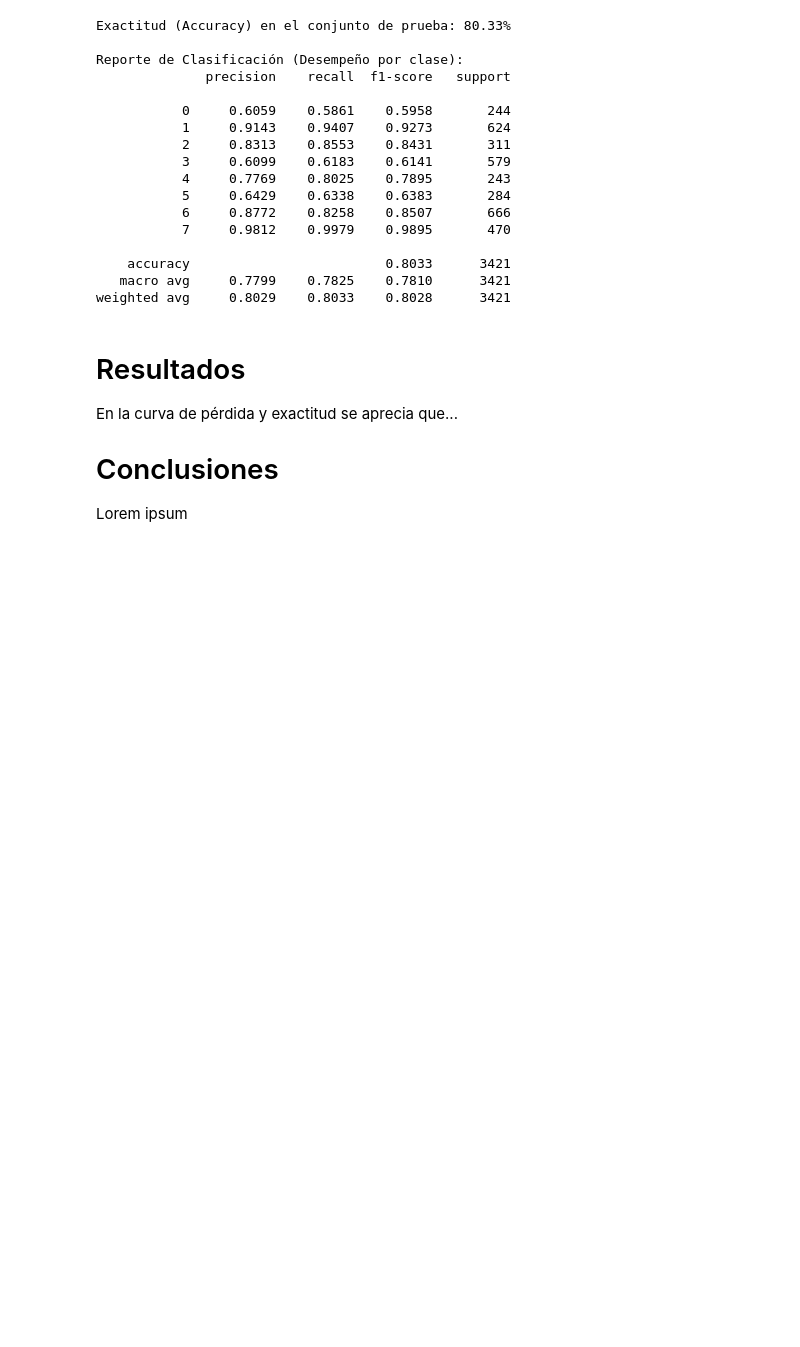
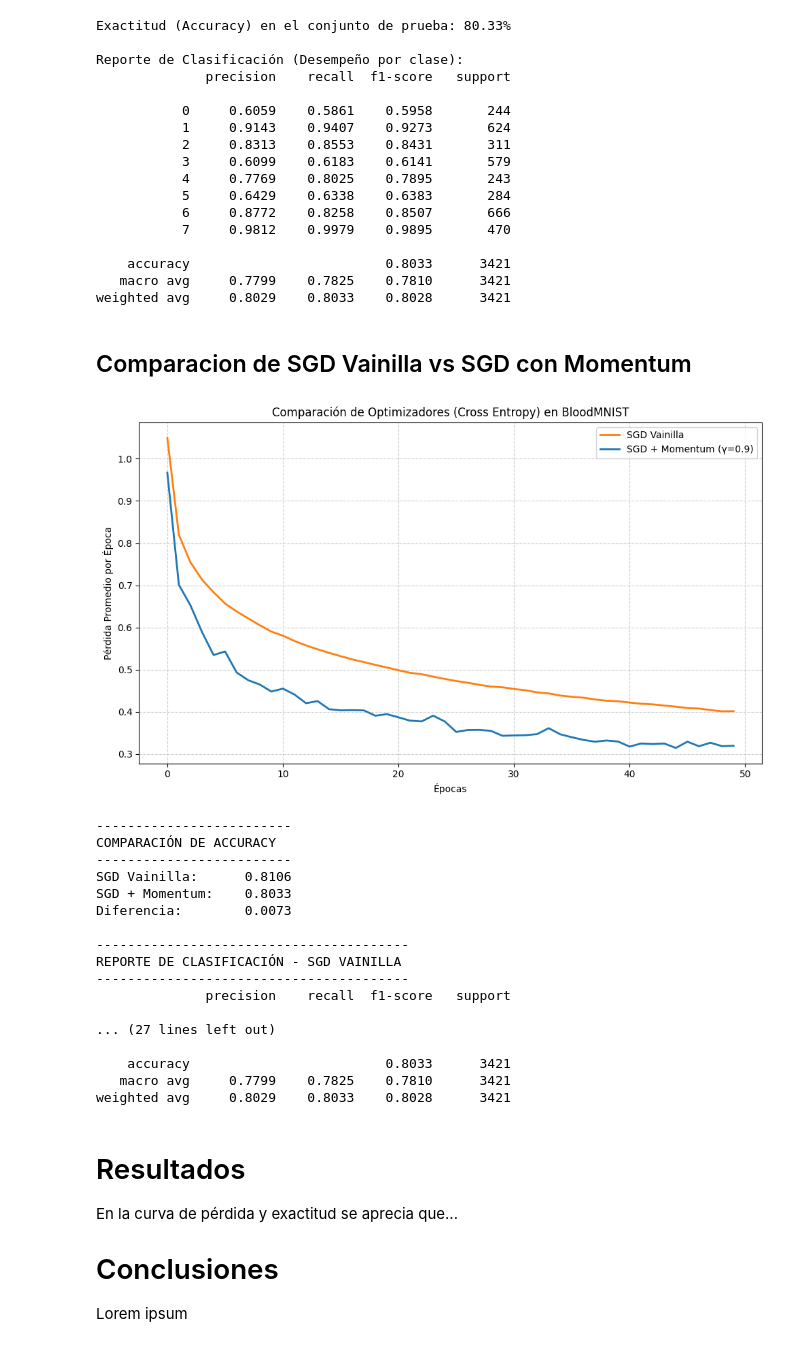
Before and after one commit to gapalfaro-cmyk/Proyecto-de-fin-de-modulo-7---Alfaro-Badillo-Cruz-Perez-Rupit, a Jupyter notebook: Programacion.ipynb, the cells around one changed output. Cells and saved outputs as stored; diff of their text form; code cells hidden in the pictures; blank space fills up the shorter version.

```diff
--- a/Programacion.ipynb
+++ b/Programacion.ipynb
@@ -271,6 +399,60 @@ Reporte de Clasificación (Desempeño por clase):
     accuracy                         0.8033      3421
    macro avg     0.7799    0.7825    0.7810      3421
 weighted avg     0.8029    0.8033    0.8028      3421
+# %% [markdown]
+## Comparacion de SGD Vainilla vs SGD con Momentum
+# %%
+plt.figure(figsize=(10, 6))
+plt.plot(modelo_sgd.loss_history, label='SGD Vainilla', color='#ff7f0e', linewidth=2)
+plt.plot(modelo_momentum.loss_history, label='SGD + Momentum (γ=0.9)', color='#1f77b4', linewidth=2)
+plt.title('Comparación de Optimizadores (Cross Entropy) en BloodMNIST')
+plt.xlabel('Épocas')
+plt.ylabel('Pérdida Promedio por Época')
+plt.grid(True, linestyle='--', alpha=0.6)
+plt.legend()
+plt.tight_layout()
+plt.show()
+
+# Accuracy de cada modelo
+acc_sgd = accuracy_score(y_test, predicciones_sgd)
+acc_momentum = accuracy_score(y_test, predicciones)
+
+print("-"*25)
+print("COMPARACIÓN DE ACCURACY")
+print("-"*25)
+print(f"SGD Vainilla:      {acc_sgd:.4f}")
+print(f"SGD + Momentum:    {acc_momentum:.4f}")
+print(f"Diferencia:        {abs(acc_momentum - acc_sgd):.4f}")
+
+# Classification report de cada modelo
+print("\n" + "-"*40)
+print("REPORTE DE CLASIFICACIÓN - SGD VAINILLA")
+print("-"*40)
+print(classification_report(y_test, predicciones_sgd, digits=4))
+
+print("\n" + "-"*42)
+print("REPORTE DE CLASIFICACIÓN - SGD + MOMENTUM")
+print("-"*42)
+print(classification_report(y_test, predicciones, digits=4))
+# %% [output]
+[figure, added]
+-------------------------
+COMPARACIÓN DE ACCURACY
+-------------------------
+SGD Vainilla:      0.8106
+SGD + Momentum:    0.8033
+Diferencia:        0.0073
+
+----------------------------------------
+REPORTE DE CLASIFICACIÓN - SGD VAINILLA
+----------------------------------------
+              precision    recall  f1-score   support
+
+... (27 lines left out)
+
+    accuracy                         0.8033      3421
+   macro avg     0.7799    0.7825    0.7810      3421
+weighted avg     0.8029    0.8033    0.8028      3421
 # %% [markdown]
 # Resultados
 
```
Also changed, not shown: parts of 1 cell of this notebook.
